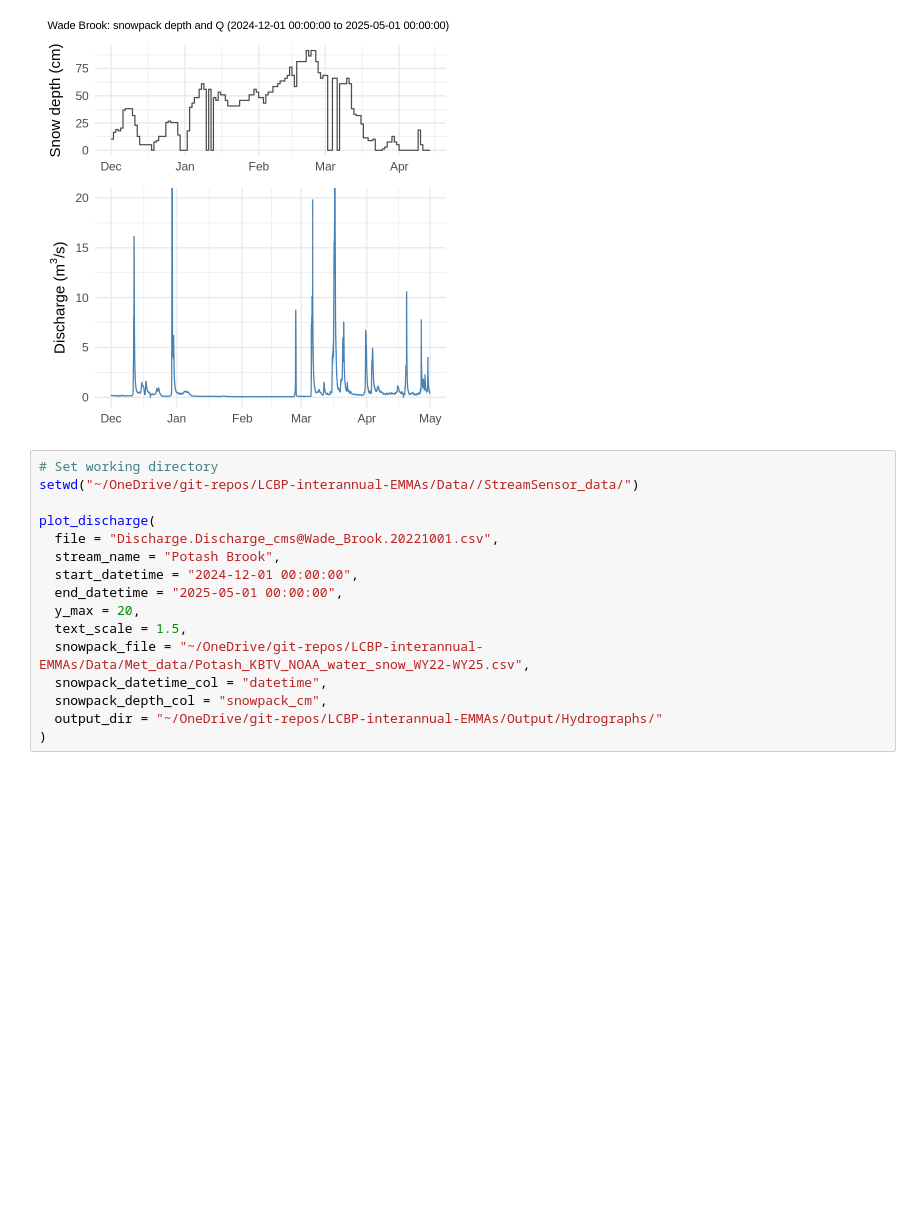
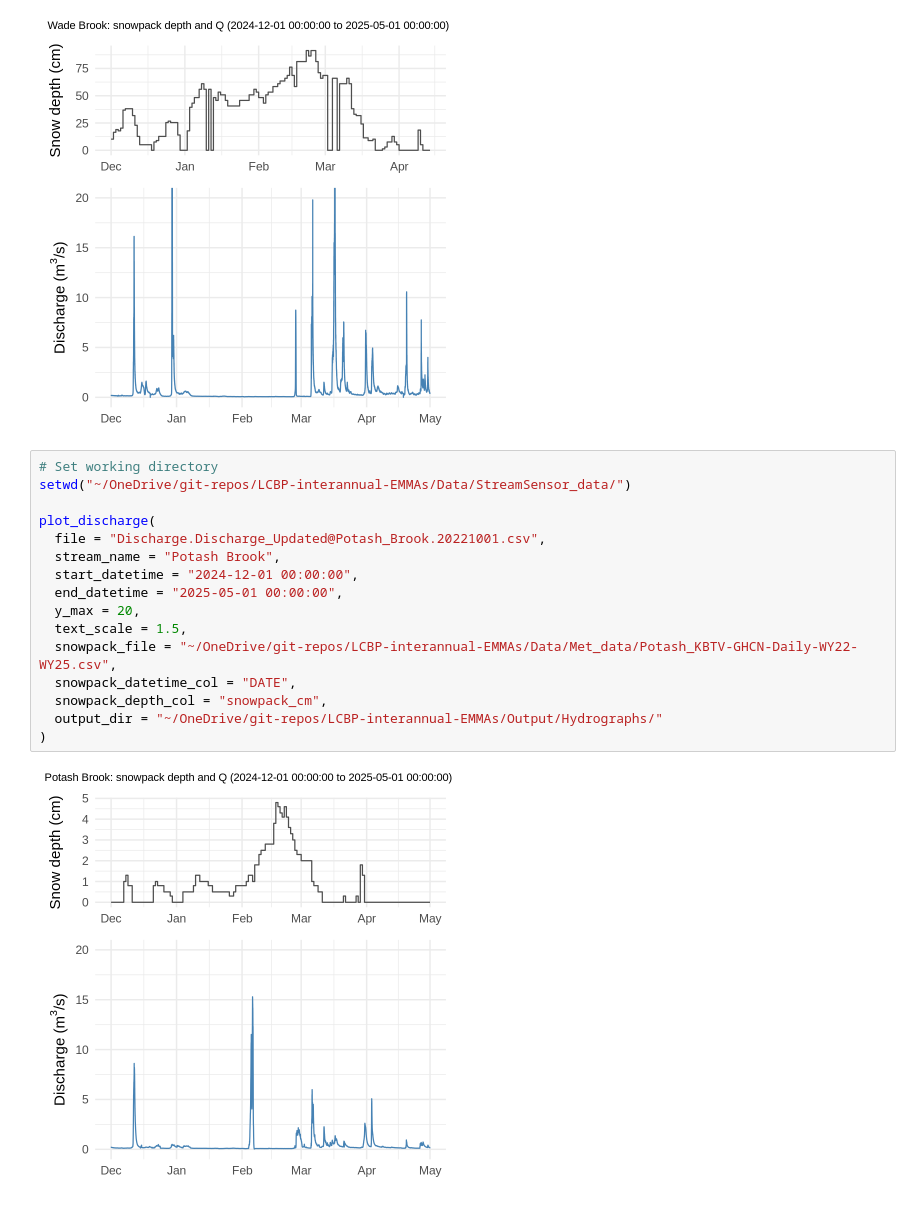
Before and after one commit to MeganEDuffy/EMMA, a Jupyter notebook: isco_metadata/hydrographs/Hydrograph-Snowdepth.ipynb, the cells around one changed output. Cells and saved outputs as stored; diff of their text form; blank space fills up the shorter version.

Commit message:
plots snowpack data from various formats

```diff
--- a/isco_metadata/hydrographs/Hydrograph-Snowdepth.ipynb
+++ b/isco_metadata/hydrographs/Hydrograph-Snowdepth.ipynb
@@ -195,17 +198,19 @@ New names:
 [figure]
 # %%
 # Set working directory
-setwd("~/OneDrive/git-repos/LCBP-interannual-EMMAs/Data//StreamSensor_data/")
+setwd("~/OneDrive/git-repos/LCBP-interannual-EMMAs/Data/StreamSensor_data/")
 
 plot_discharge(
-  file = "Discharge.Discharge_cms@Wade_Brook.20221001.csv",
+  file = "Discharge.Discharge_Updated@Potash_Brook.20221001.csv",
   stream_name = "Potash Brook",
   start_datetime = "2024-12-01 00:00:00",
   end_datetime = "2025-05-01 00:00:00",
   y_max = 20,
   text_scale = 1.5,
-  snowpack_file = "~/OneDrive/git-repos/LCBP-interannual-EMMAs/Data/Met_data/Potash_KBTV_NOAA_water_snow_WY22-WY25.csv",
-  snowpack_datetime_col = "datetime",
+  snowpack_file = "~/OneDrive/git-repos/LCBP-interannual-EMMAs/Data/Met_data/Potash_KBTV-GHCN-Daily-WY22-WY25.csv",
+  snowpack_datetime_col = "DATE",
   snowpack_depth_col = "snowpack_cm",
   output_dir = "~/OneDrive/git-repos/LCBP-interannual-EMMAs/Output/Hydrographs/"
 )
+# %% [output]
+[figure, added]
```
Also changed, not shown: parts of 1 cell of this notebook.
